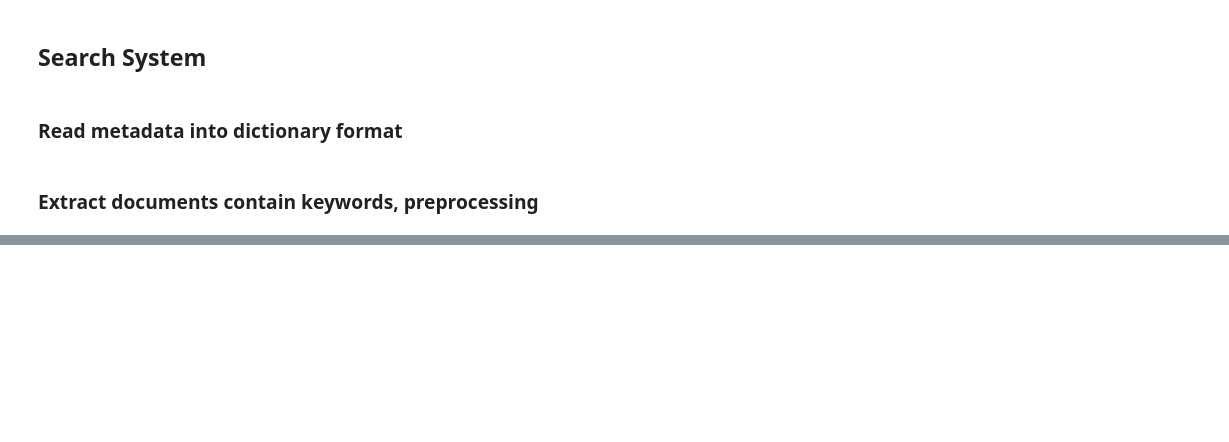
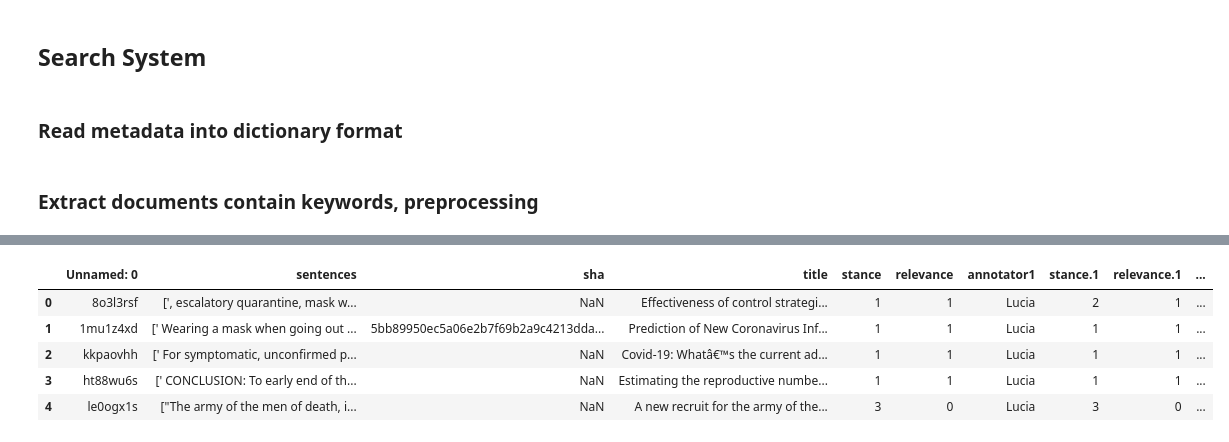
Before and after one commit to luciasalar/covid-19-kaggle, a Jupyter notebook: project_submission.ipynb, the cells around one changed output, grey strips where cells are left out. Cells and saved outputs as stored; diff of their text form; code cells hidden in the pictures; blank space fills up the shorter version.

```diff
--- a/project_submission.ipynb
+++ b/project_submission.ipynb
@@ -321,0 +567,14 @@ class MatchArticleBody:
+# %%
+#here we need to add the stats analysis
+path = '/afs/inf.ed.ac.uk/user/s16/s1690903/share/cov19_2/annotation/'
+annotation_mask = pd.read_csv(path + 'wear_mask.csv')
+# %%
+# view file
+annotation_mask.head(5)
+# %% [output]
+|  | Unnamed: 0 | sentences | sha | title | stance | relevance | annotator1 | stance.1 | relevance.1 | ... |
+| 0 | 8o3l3rsf | [', escalatory quarantine, mask w... | NaN | Effectiveness of control strategi... | 1 | 1 | Lucia | 2 | 1 | ... |
+| 1 | 1mu1z4xd | [' Wearing a mask when going out ... | 5bb89950ec5a06e2b7f69b2a9c4213dda... | Prediction of New Coronavirus Inf... | 1 | 1 | Lucia | 1 | 1 | ... |
+| 2 | kkpaovhh | [' For symptomatic, unconfirmed p... | NaN | Covid-19: Whatâ€™s the current ad... | 1 | 1 | Lucia | 1 | 1 | ... |
+| 3 | ht88wu6s | [' CONCLUSION: To early end of th... | NaN | Estimating the reproductive numbe... | 1 | 1 | Lucia | 1 | 1 | ... |
+| 4 | le0ogx1s | ["The army of the men of death, i... | NaN | A new recruit for the army of the... | 3 | 0 | Lucia | 3 | 0 | ... |
```
Also changed, not shown: parts of 44 cells of this notebook.
